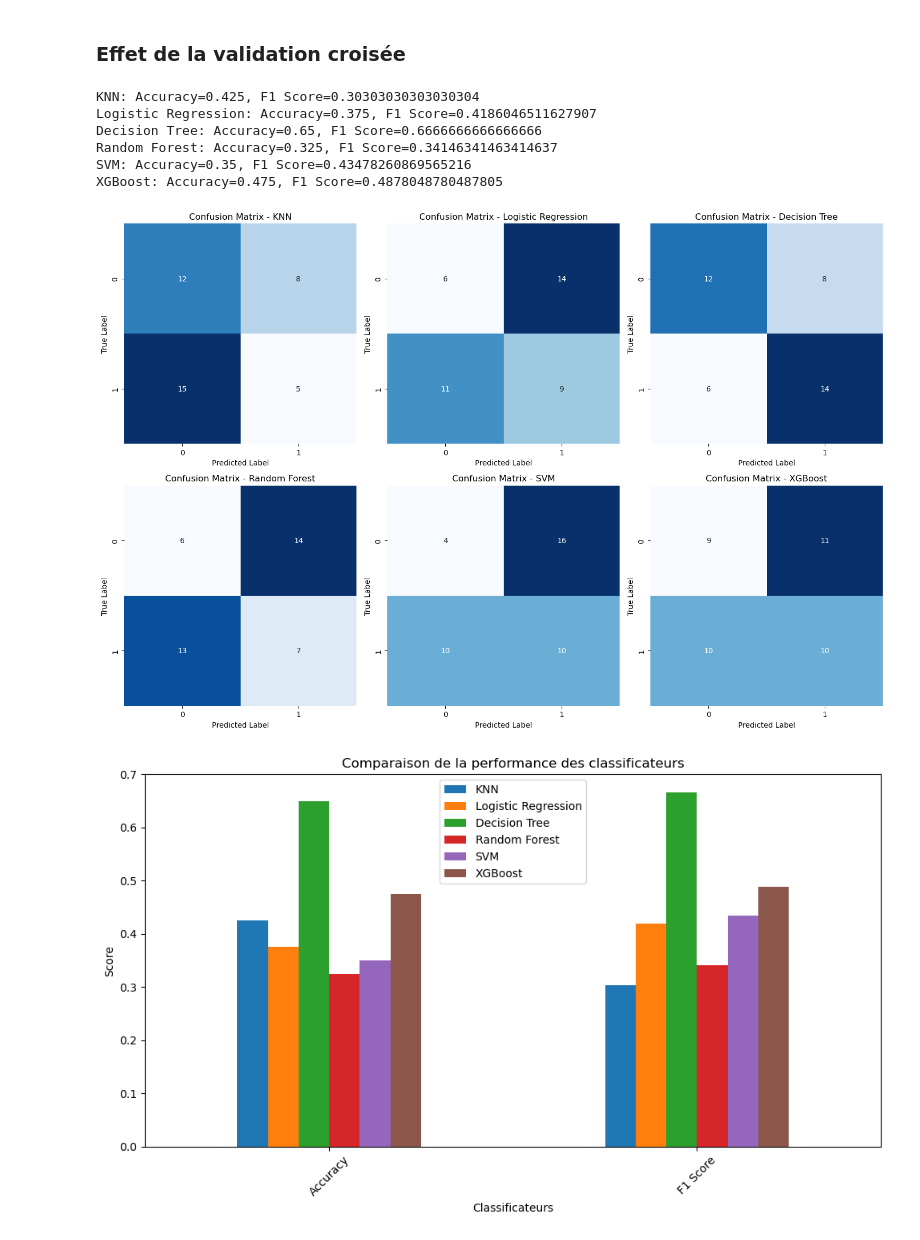
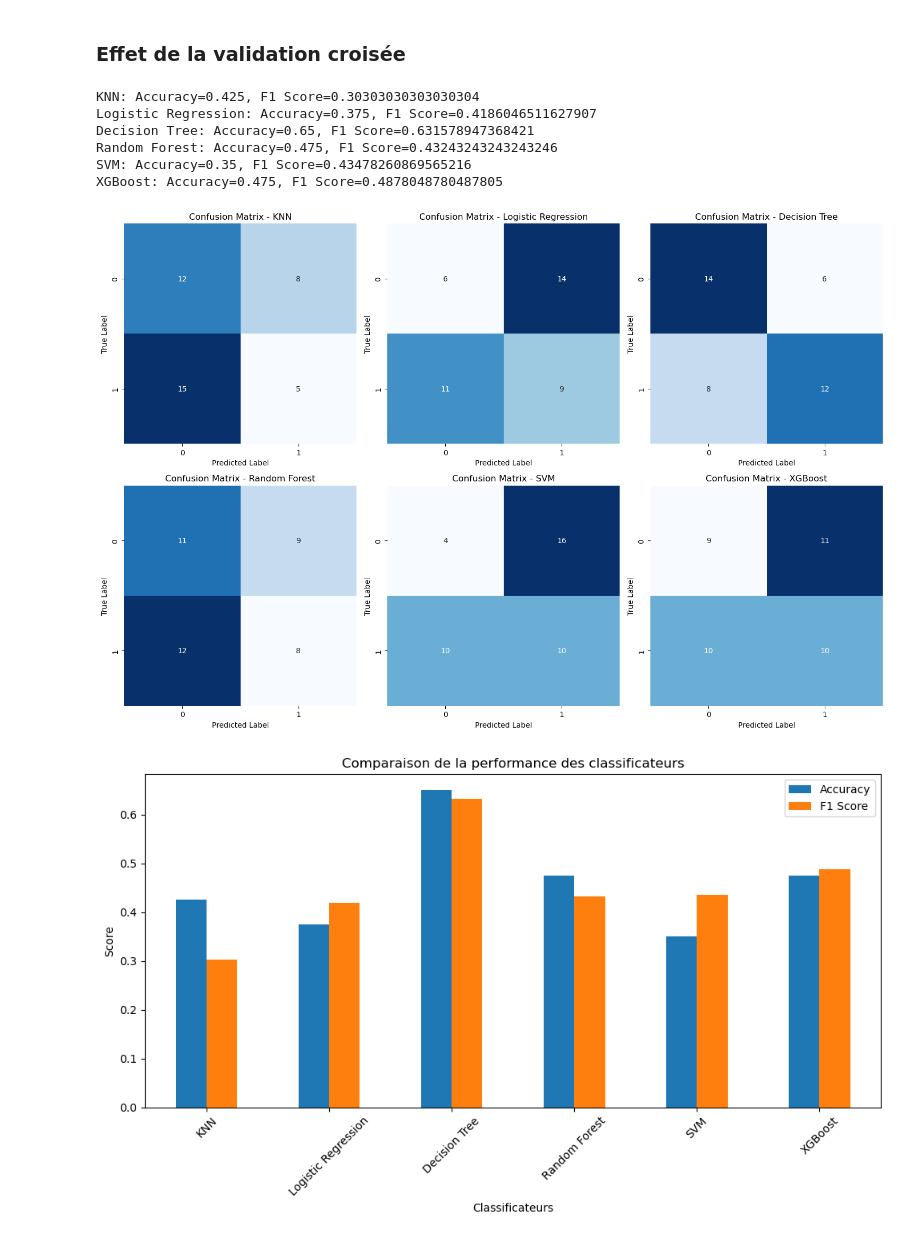
Before and after one commit to psy3019-6973-2026/Nguyen_ProjetFinal, a Jupyter notebook: projet_final.ipynb, the cells around one changed output. Saved outputs shown, nothing was run; the diff lists cells and outputs as text; code cells hidden in the pictures.

```diff
--- a/projet_final.ipynb
+++ b/projet_final.ipynb
@@ -452,6 +452,17 @@ Text(0, 0.5, 'subjects')
 # Variables
 X = np.array(data_task2['features'].tolist())  # Convert features to numpy array
 y = data_task2['adhd']
+
+
+# Initialiser les classificateurs
+classifiers = {
+    "KNN": KNeighborsClassifier(n_neighbors=5),
+    "Logistic Regression": LogisticRegression(),
+    "Decision Tree": DecisionTreeClassifier(),
+    "Random Forest": RandomForestClassifier(),
+    "SVM": SVC(),
+    "XGBoost": xgb.XGBClassifier(objective='binary:logistic', eval_metric='logloss')
+}
 # %% [markdown]
 ### Effet de la modification de ConnectivityMeasure (on enlève la redondance des features)
 # %%
@@ -459,7 +470,7 @@ y = data_task2['adhd']
 X_train, X_val, y_train, y_val = train_test_split(X, y, test_size=0.2, shuffle=True, stratify=y, random_state=123)
 
 # Calculer l'accuracy, F1 score et matrice de confusion pour chaque classificateur
-confusion_matrices = []
+confusion_matrices_connect = []
 results_connect = {}
 for clf_name, clf in classifiers.items():
     clf.fit(X_train, y_train)
@@ -469,7 +480,7 @@ for clf_name, clf in classifiers.items():
 
     conf_matrix = confusion_matrix(y_val, y_pred)
 
-    confusion_matrices.append((clf_name, conf_matrix))
+    confusion_matrices_connect.append((clf_name, conf_matrix))
 
     results_connect[clf_name] = {'Accuracy': accuracy, 'F1 Score': f1}
     print(f"{clf_name}: Accuracy={accuracy}, F1 Score={f1}")
@@ -488,7 +499,7 @@ num_classifiers = len(classifiers)
 num_rows = int(np.ceil(num_classifiers / 3))
 fig, axes = plt.subplots(num_rows, 3, figsize=(15, num_rows * 5))
 
-for i, (clf_name, conf_matrix) in enumerate(confusion_matrices):
+for i, (clf_name, conf_matrix) in enumerate(confusion_matrices_connect):
     row = i // 3
     col = i % 3
     ax = axes[row, col]
@@ -510,7 +521,7 @@ plt.title('Comparaison de la performance des classificateurs')
 plt.xlabel('Classificateurs')
 plt.ylabel('Score')
 plt.xticks(rotation=45)
-plt.legend(loc='upper center')
+plt.legend(loc='upper right')
 plt.tight_layout()
 
 os.makedirs('./figures/performance', exist_ok=True)
@@ -524,9 +535,19 @@ plt.savefig('./figures/performance/Modele2.png')
 from sklearn.model_selection import cross_val_predict
 from sklearn.model_selection import StratifiedKFold
 
+# Initialiser les classificateurs
+classifiers = {
+    "KNN": KNeighborsClassifier(n_neighbors=5),
+    "Logistic Regression": LogisticRegression(),
+    "Decision Tree": DecisionTreeClassifier(),
+    "Random Forest": RandomForestClassifier(),
+    "SVM": SVC(),
+    "XGBoost": xgb.XGBClassifier(objective='binary:logistic', eval_metric='logloss')
+}
+
 cross_val = StratifiedKFold(n_splits=5, shuffle=True, random_state=123)
 
-confusion_matrices = []
+confusion_matrices_cv = []
 results_cv = {}
 for clf_name, clf in classifiers.items():
     y_pred = cross_val_predict(clf, X, y, cv=cross_val)
@@ -535,15 +556,15 @@ for clf_name, clf in classifiers.items():
 
     conf_matrix = confusion_matrix(y, y_pred)
 
-    confusion_matrices.append((clf_name, conf_matrix))
+    confusion_matrices_cv.append((clf_name, conf_matrix))
 
     results_cv[clf_name] = {'Accuracy': accuracy, 'F1 Score': f1}
     print(f"{clf_name}: Accuracy={accuracy}, F1 Score={f1}")
 # %% [output]
 KNN: Accuracy=0.425, F1 Score=0.30303030303030304
 Logistic Regression: Accuracy=0.375, F1 Score=0.4186046511627907
-Decision Tree: Accuracy=0.65, F1 Score=0.6666666666666666
-Random Forest: Accuracy=0.325, F1 Score=0.34146341463414637
+Decision Tree: Accuracy=0.65, F1 Score=0.631578947368421
+Random Forest: Accuracy=0.475, F1 Score=0.43243243243243246
 SVM: Accuracy=0.35, F1 Score=0.43478260869565216
 XGBoost: Accuracy=0.475, F1 Score=0.4878048780487805
 # %%
@@ -553,37 +574,37 @@ XGBoost: Accuracy=0.475, F1 Score=0.4878048780487805
 num_classifiers = len(classifiers)
 num_rows = int(np.ceil(num_classifiers / 3))
 fig, axes = plt.subplots(num_rows, 3, figsize=(15, num_rows * 5))
 
-for i, (clf_name, conf_matrix) in enumerate(confusion_matrices):
+for i, (clf_name, conf_matrix) in enumerate(confusion_matrices_cv):
     row = i // 3
     col = i % 3
     ax = axes[row, col]
     sns.heatmap(conf_matrix, annot=True, fmt='d', cmap='Blues', cbar=False, ax=ax)
     ax.set_title(f'Confusion Matrix - {clf_name}')
     ax.set_xlabel('Predicted Label')
     ax.set_ylabel('True Label')
 
 plt.tight_layout()
 os.makedirs('./figures/matrices_confusions', exist_ok=True)
 plt.savefig('./figures/matrices_confusions/Modele3.png')
 
 # Accuracy et F1 score
 results_cv = pd.DataFrame(results_cv).T
 
 # Plot accuracy and F1 score for each model
 results_cv.plot(kind='bar', figsize=(10, 6))
 plt.title('Comparaison de la performance des classificateurs')
 plt.xlabel('Classificateurs')
 plt.ylabel('Score')
 plt.xticks(rotation=45)
-plt.legend(loc='upper center')
+plt.legend(loc='upper right')
 plt.tight_layout()
 
 os.makedirs('./figures/performance', exist_ok=True)
 plt.savefig('./figures/performance/Modele3.png')
 # %% [output]
-[figure, old version]
+[figure, new version]
-[figure, old version]
+[figure, new version]
 # %% [markdown]
 ## Résumé des performances
 
```
Also changed, not shown: parts of 4 cells of this notebook.
